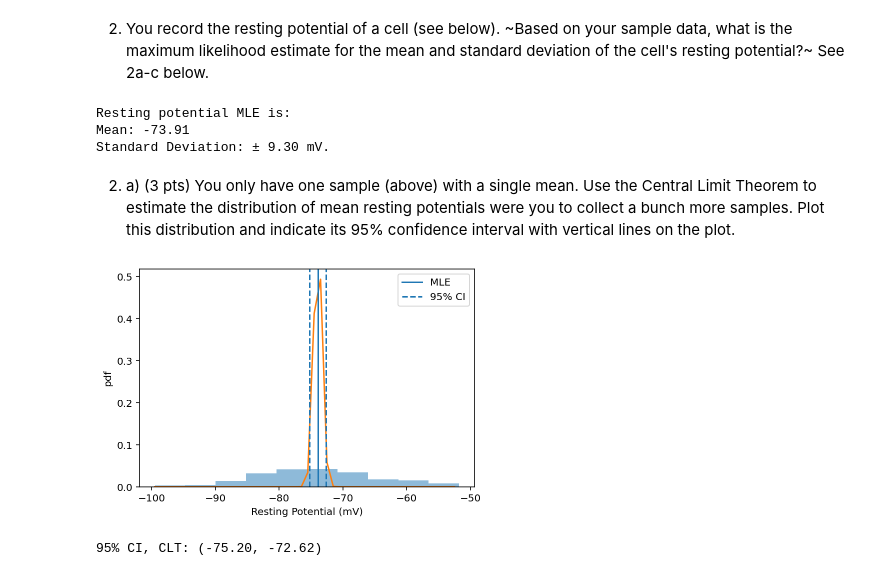
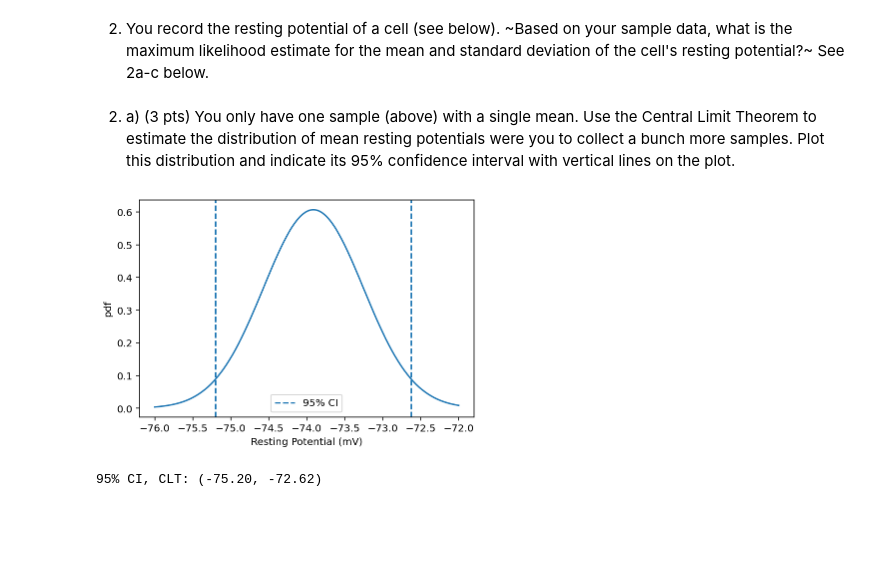
Before and after one commit to nishadalal120/NEU-365P-385L-Spring-2021, a Jupyter notebook: homework/homework-hypothesis_testing.ipynb, the cells around one changed output. Drawn from its saved outputs; the diff is of its cells as text; code cells hidden in the pictures; blank space fills up the shorter version.

```diff
--- a/homework/homework-hypothesis_testing.ipynb
+++ b/homework/homework-hypothesis_testing.ipynb
@@ -176,35 +183,28 @@ restingPotential_mV = np.array([-85.06885608, -68.0333149 , -77.04147864, -70.82
        -72.43137511, -52.60067507, -54.23945626, -63.68117735,
        -88.19424095, -76.29322833, -77.01457066, -72.88256829,
        -67.46931905, -60.91331725, -79.17094879, -74.96126989])
-# %%
-mu, sd = st.norm.fit(restingPotential_mV)
-print(f"Resting potential MLE is:\nMean: {mu :.2f}\nStandard Deviation: ± {sd :.2f} mV.")
-# %% [output]
-Resting potential MLE is:
-Mean: -73.91
-Standard Deviation: ± 9.30 mV.
 # %% [markdown]
 2. a) (3 pts) You only have one sample (above) with a single mean. Use the Central Limit Theorem to estimate the distribution of mean resting potentials were you to collect a bunch more samples. Plot this distribution and indicate its 95% confidence interval with vertical lines on the plot.
-# %%
-plt.hist(restingPotential_mV, density=True, alpha=0.5)
-plt.xlabel('Resting Potential (mV)')
-plt.ylabel('pdf')
-
-dist = st.norm(restingPotential_mV.mean(), restingPotential_mV.std() / np.sqrt(len(restingPotential_mV)))
-lb = restingPotential_mV.mean() - (restingPotential_mV.std() / np.sqrt(len(restingPotential_mV)))
-ub = restingPotential_mV.mean() + (restingPotential_mV.std() / np.sqrt(len(restingPotential_mV)))
-
-range_rp = np.arange(restingPotential_mV.min(), restingPotential_mV.max())
-plt.plot(range_rp, dist.pdf(range_rp), label='')
-
-# 95% confidence interval
-plt.axvline(dist.mean(), label='MLE')
-plt.axvline(dist.ppf(0.025), linestyle='--')
-plt.axvline(dist.ppf(0.975), linestyle='--', label='95% CI')
-plt.legend()
-plt.show()
-# %% [output]
-[figure, removed]
+# %%
+mu = restingPotential_mV.mean()
+sd = restingPotential_mV.std()
+se = sd/np.sqrt(len(restingPotential_mV))
+
+dist = st.norm(mu, se)
+clt = np.linspace(-76, -72, 201)
+pdf = dist.pdf(clt)
+
+plt.plot(clt, pdf)
+
+lb, ub = dist.ppf([0.025, 0.975])
+plt.axvline(dist.ppf(0.025), linestyle='--')
+plt.axvline(dist.ppf(0.975), linestyle='--', label='95% CI')
+plt.legend()
+plt.xlabel('Resting Potential (mV)')
+plt.ylabel('pdf')
+plt.show()
+# %% [output]
+[figure, added]
 # %%
 print(f"95% CI, CLT: ({dist.ppf(0.025) :.2f}, {dist.ppf(0.975) :.2f})")
 # %% [output]
```
Also changed, not shown: parts of 8 cells of this notebook.
